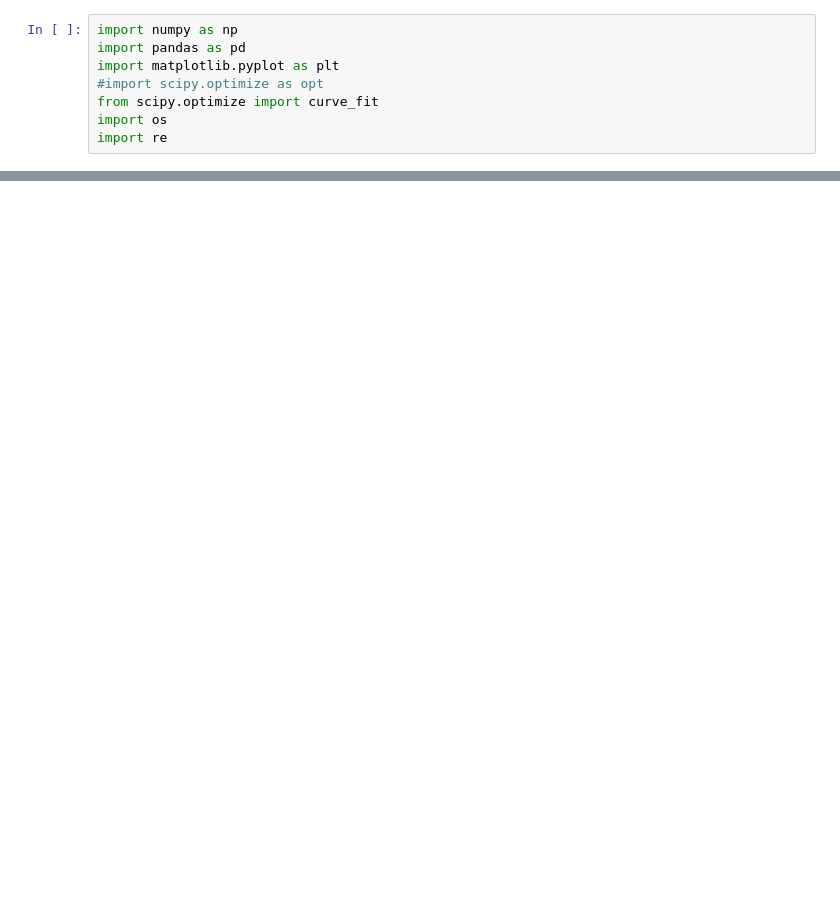
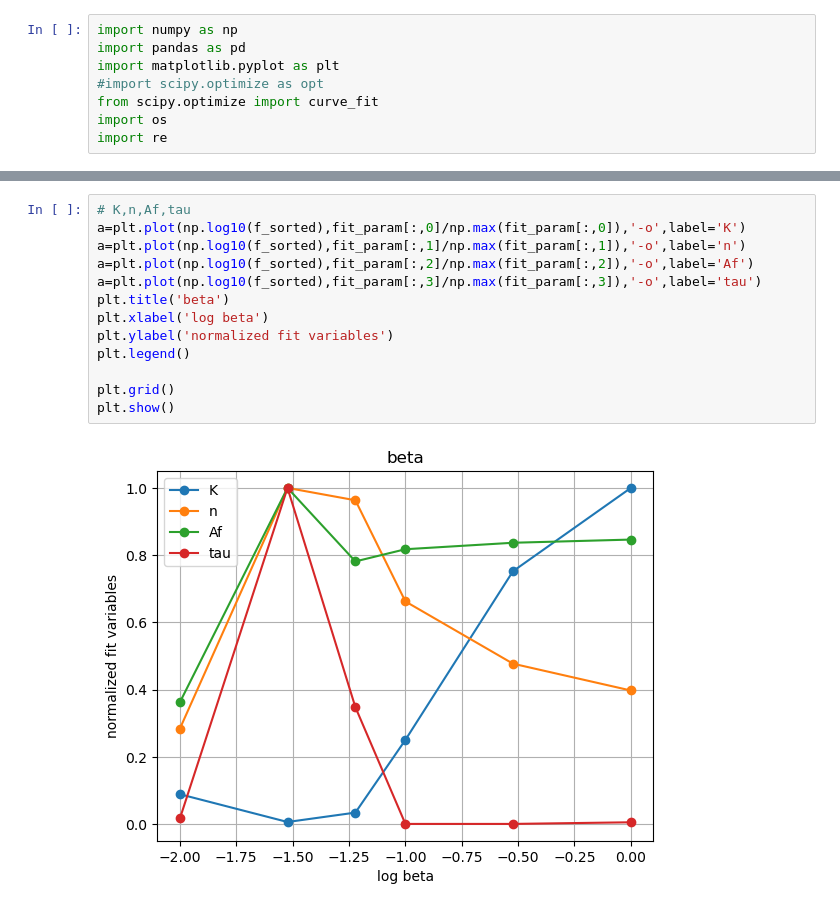
Before and after one commit to pmt58/Droplet_NGA2, a Jupyter notebook: data_analysis.ipynb, the cells around one changed output, grey strips where cells are left out. Saved outputs shown, nothing was run; the diff lists cells and outputs as text; blank space fills up the shorter version.

```diff
--- a/data_analysis.ipynb
+++ b/data_analysis.ipynb
@@ -54,0 +57,15 @@ plt.show()
+# %%
+# K,n,Af,tau
+a=plt.plot(np.log10(f_sorted),fit_param[:,0]/np.max(fit_param[:,0]),'-o',label='K')
+a=plt.plot(np.log10(f_sorted),fit_param[:,1]/np.max(fit_param[:,1]),'-o',label='n')
+a=plt.plot(np.log10(f_sorted),fit_param[:,2]/np.max(fit_param[:,2]),'-o',label='Af')
+a=plt.plot(np.log10(f_sorted),fit_param[:,3]/np.max(fit_param[:,3]),'-o',label='tau')
+plt.title('beta')
+plt.xlabel('log beta')
+plt.ylabel('normalized fit variables')
+plt.legend()
+
+plt.grid()
+plt.show()
+# %% [output]
+[figure, added]
```
Also changed, not shown: parts of 5 cells of this notebook, 2 other files.
